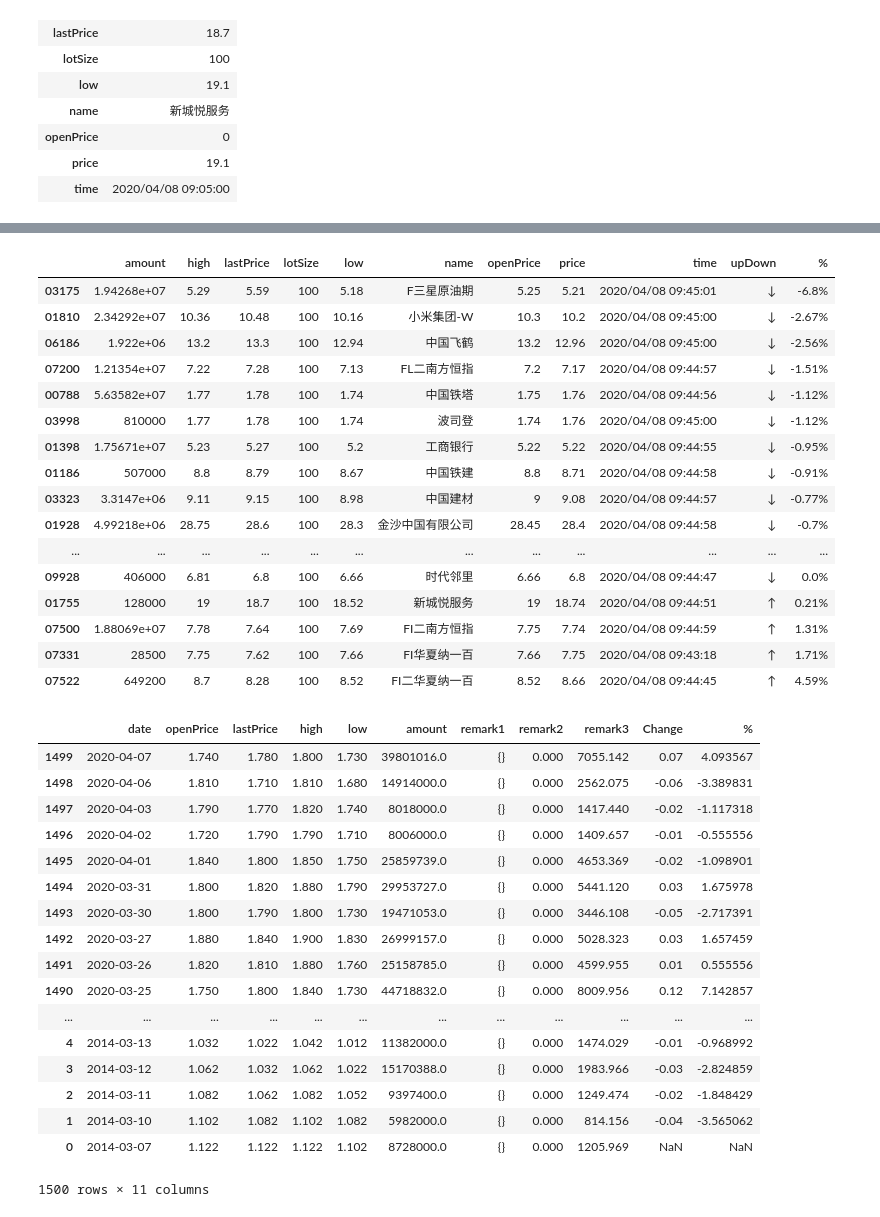
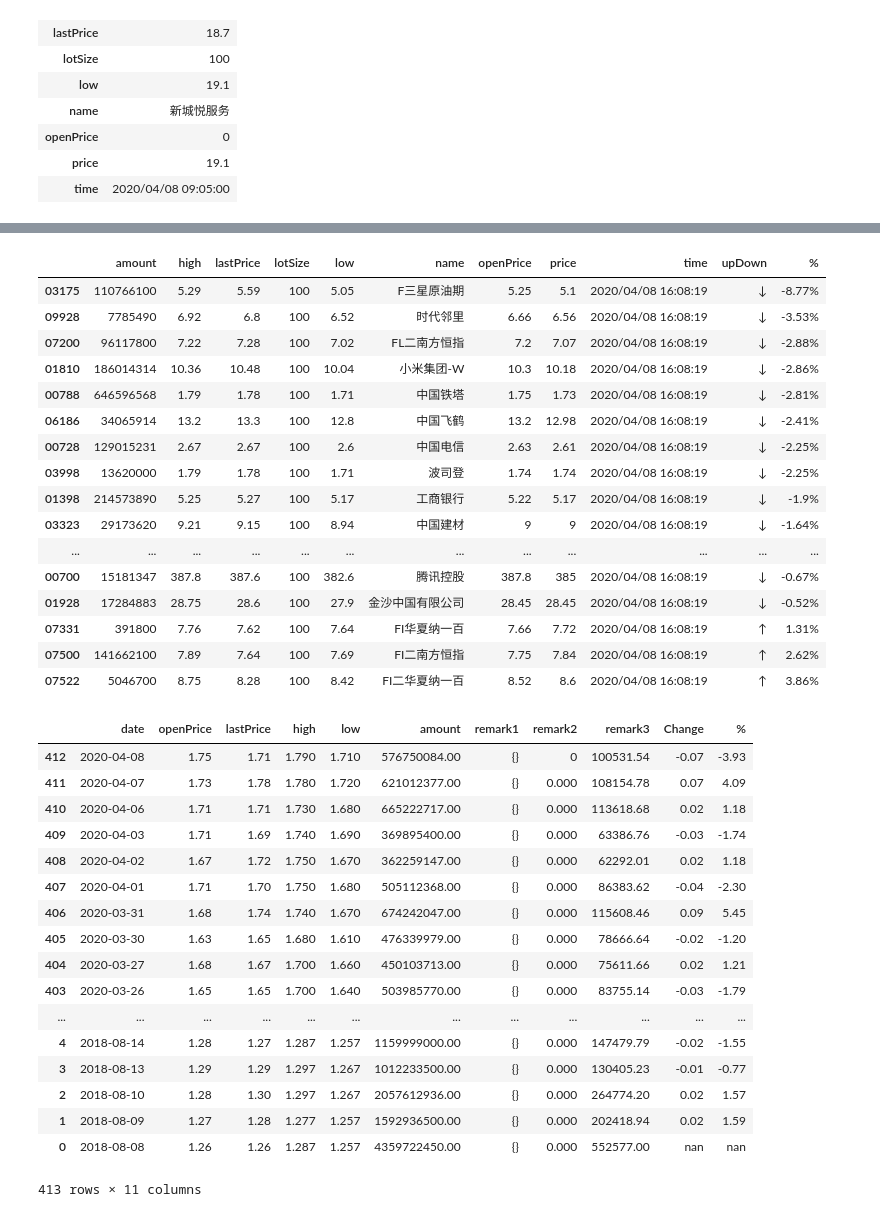
Before and after one commit to TheStepTwo/quantitative_trading, a Jupyter notebook: simple_monitor.ipynb, the cells around one changed output, grey strips where cells are left out. Cells and saved outputs as stored; diff of their text form; code cells hidden in the pictures.

```diff
--- a/simple_monitor.ipynb
+++ b/simple_monitor.ipynb
@@ -90,69 +90,70 @@ while True:
     a['upDown'] = np.where(a['price'] - a['lastPrice'] > 0 , '↑', '↓')
     a['%'] = (a['price'] - a['lastPrice'] ) / a['lastPrice']  * 100
     a.sort_values(by='%', ascending=True , inplace = True )
+    a.amount = a.amount.astype('int32')
     a['%'] = a['%'].astype(float).round(2).astype(str) + '%'
     displayer = a.style.apply(stockPriceColor2,axis=1)
     display(displayer)
     time.sleep( timePeroid - ((time.time() - starttime) % timePeroid ))
 # %% [output]
 |  | amount | high | lastPrice | lotSize | low | name | openPrice | price | time | upDown | % |
-| 03175 | 1.94268e+07 | 5.29 | 5.59 | 100 | 5.18 | F三星原油期 | 5.25 | 5.21 | 2020/04/08 09:45:01 | ↓ | -6.8% |
-| 01810 | 2.34292e+07 | 10.36 | 10.48 | 100 | 10.16 | 小米集团-W | 10.3 | 10.2 | 2020/04/08 09:45:00 | ↓ | -2.67% |
-| 06186 | 1.922e+06 | 13.2 | 13.3 | 100 | 12.94 | 中国飞鹤 | 13.2 | 12.96 | 2020/04/08 09:45:00 | ↓ | -2.56% |
-| 07200 | 1.21354e+07 | 7.22 | 7.28 | 100 | 7.13 | FL二南方恒指 | 7.2 | 7.17 | 2020/04/08 09:44:57 | ↓ | -1.51% |
-| 00788 | 5.63582e+07 | 1.77 | 1.78 | 100 | 1.74 | 中国铁塔 | 1.75 | 1.76 | 2020/04/08 09:44:56 | ↓ | -1.12% |
-| 03998 | 810000 | 1.77 | 1.78 | 100 | 1.74 | 波司登 | 1.74 | 1.76 | 2020/04/08 09:45:00 | ↓ | -1.12% |
-| 01398 | 1.75671e+07 | 5.23 | 5.27 | 100 | 5.2 | 工商银行 | 5.22 | 5.22 | 2020/04/08 09:44:55 | ↓ | -0.95% |
-| 01186 | 507000 | 8.8 | 8.79 | 100 | 8.67 | 中国铁建 | 8.8 | 8.71 | 2020/04/08 09:44:58 | ↓ | -0.91% |
-| 03323 | 3.3147e+06 | 9.11 | 9.15 | 100 | 8.98 | 中国建材 | 9 | 9.08 | 2020/04/08 09:44:57 | ↓ | -0.77% |
-| 01928 | 4.99218e+06 | 28.75 | 28.6 | 100 | 28.3 | 金沙中国有限公司 | 28.45 | 28.4 | 2020/04/08 09:44:58 | ↓ | -0.7% |
+| 03175 | 110766100 | 5.29 | 5.59 | 100 | 5.05 | F三星原油期 | 5.25 | 5.1 | 2020/04/08 16:08:19 | ↓ | -8.77% |
+| 09928 | 7785490 | 6.92 | 6.8 | 100 | 6.52 | 时代邻里 | 6.66 | 6.56 | 2020/04/08 16:08:19 | ↓ | -3.53% |
+| 07200 | 96117800 | 7.22 | 7.28 | 100 | 7.02 | FL二南方恒指 | 7.2 | 7.07 | 2020/04/08 16:08:19 | ↓ | -2.88% |
+| 01810 | 186014314 | 10.36 | 10.48 | 100 | 10.04 | 小米集团-W | 10.3 | 10.18 | 2020/04/08 16:08:19 | ↓ | -2.86% |
+| 00788 | 646596568 | 1.79 | 1.78 | 100 | 1.71 | 中国铁塔 | 1.75 | 1.73 | 2020/04/08 16:08:19 | ↓ | -2.81% |
+| 06186 | 34065914 | 13.2 | 13.3 | 100 | 12.8 | 中国飞鹤 | 13.2 | 12.98 | 2020/04/08 16:08:19 | ↓ | -2.41% |
+| 00728 | 129015231 | 2.67 | 2.67 | 100 | 2.6 | 中国电信 | 2.63 | 2.61 | 2020/04/08 16:08:19 | ↓ | -2.25% |
+| 03998 | 13620000 | 1.79 | 1.78 | 100 | 1.71 | 波司登 | 1.74 | 1.74 | 2020/04/08 16:08:19 | ↓ | -2.25% |
+| 01398 | 214573890 | 5.25 | 5.27 | 100 | 5.17 | 工商银行 | 5.22 | 5.17 | 2020/04/08 16:08:19 | ↓ | -1.9% |
+| 03323 | 29173620 | 9.21 | 9.15 | 100 | 8.94 | 中国建材 | 9 | 9 | 2020/04/08 16:08:19 | ↓ | -1.64% |
 | ... | ... | ... | ... | ... | ... | ... | ... | ... | ... | ... | ... |
-| 09928 | 406000 | 6.81 | 6.8 | 100 | 6.66 | 时代邻里 | 6.66 | 6.8 | 2020/04/08 09:44:47 | ↓ | 0.0% |
-| 01755 | 128000 | 19 | 18.7 | 100 | 18.52 | 新城悦服务 | 19 | 18.74 | 2020/04/08 09:44:51 | ↑ | 0.21% |
-| 07500 | 1.88069e+07 | 7.78 | 7.64 | 100 | 7.69 | FI二南方恒指 | 7.75 | 7.74 | 2020/04/08 09:44:59 | ↑ | 1.31% |
-| 07331 | 28500 | 7.75 | 7.62 | 100 | 7.66 | FI华夏纳一百 | 7.66 | 7.75 | 2020/04/08 09:43:18 | ↑ | 1.71% |
-| 07522 | 649200 | 8.7 | 8.28 | 100 | 8.52 | FI二华夏纳一百 | 8.52 | 8.66 | 2020/04/08 09:44:45 | ↑ | 4.59% |
+| 00700 | 15181347 | 387.8 | 387.6 | 100 | 382.6 | 腾讯控股 | 387.8 | 385 | 2020/04/08 16:08:19 | ↓ | -0.67% |
+| 01928 | 17284883 | 28.75 | 28.6 | 100 | 27.9 | 金沙中国有限公司 | 28.45 | 28.45 | 2020/04/08 16:08:19 | ↓ | -0.52% |
+| 07331 | 391800 | 7.76 | 7.62 | 100 | 7.64 | FI华夏纳一百 | 7.66 | 7.72 | 2020/04/08 16:08:19 | ↑ | 1.31% |
+| 07500 | 141662100 | 7.89 | 7.64 | 100 | 7.69 | FI二南方恒指 | 7.75 | 7.84 | 2020/04/08 16:08:19 | ↑ | 2.62% |
+| 07522 | 5046700 | 8.75 | 8.28 | 100 | 8.42 | FI二华夏纳一百 | 8.52 | 8.6 | 2020/04/08 16:08:19 | ↑ | 3.86% |
 # %%
 import easyquotation
 import numpy as np
 quotation  = easyquotation.use("daykline")
-trade_stock = '03998'
+trade_stock = '00788'
 data = quotation.real([trade_stock])
 # print(data)
 type(data[trade_stock])
 data[trade_stock]
 # dfKLine = pd.DataFrame(data[trade_stock])
 dfKLine = pd.DataFrame(data[trade_stock])
 dfKLine.columns =['date', 'openPrice' , 'lastPrice' , 'high' , 'low' , 'amount' , 'remark1' , 'remark2' , 'remark3' ]
 # dfKLine.set_index('date' , inplace = True)
 dfKLine.sort_values( by = 'date' , inplace=True , ascending=False)
 dfKLine.amount = dfKLine.amount.astype('float64')
 dfKLine.remark3 = dfKLine.remark3.astype('float64')
 dfKLine.lastPrice = dfKLine.lastPrice.astype('float64')
 dfKLine.openPrice = dfKLine.openPrice.astype('float64')
 # dfKLine['%'] = (dfKLine['lastPrice'] - dfKLine['openPrice'] ) / dfKLine['openPrice']  * 100
 dfKLine['Change'] = dfKLine.lastPrice.astype('float64') - dfKLine.lastPrice.shift(-1).astype('float64')
 dfKLine['%'] = dfKLine['Change']/ dfKLine.lastPrice.shift(-1).astype('float64') * 100
 dfKLine
 # %% [output]
 |  | date | openPrice | lastPrice | high | low | amount | remark1 | remark2 | remark3 | Change | % |
-| 1499 | 2020-04-07 | 1.740 | 1.780 | 1.800 | 1.730 | 39801016.0 | {} | 0.000 | 7055.142 | 0.07 | 4.093567 |
-| 1498 | 2020-04-06 | 1.810 | 1.710 | 1.810 | 1.680 | 14914000.0 | {} | 0.000 | 2562.075 | -0.06 | -3.389831 |
-| 1497 | 2020-04-03 | 1.790 | 1.770 | 1.820 | 1.740 | 8018000.0 | {} | 0.000 | 1417.440 | -0.02 | -1.117318 |
-| 1496 | 2020-04-02 | 1.720 | 1.790 | 1.790 | 1.710 | 8006000.0 | {} | 0.000 | 1409.657 | -0.01 | -0.555556 |
-| 1495 | 2020-04-01 | 1.840 | 1.800 | 1.850 | 1.750 | 25859739.0 | {} | 0.000 | 4653.369 | -0.02 | -1.098901 |
-| 1494 | 2020-03-31 | 1.800 | 1.820 | 1.880 | 1.790 | 29953727.0 | {} | 0.000 | 5441.120 | 0.03 | 1.675978 |
-| 1493 | 2020-03-30 | 1.800 | 1.790 | 1.800 | 1.730 | 19471053.0 | {} | 0.000 | 3446.108 | -0.05 | -2.717391 |
-| 1492 | 2020-03-27 | 1.880 | 1.840 | 1.900 | 1.830 | 26999157.0 | {} | 0.000 | 5028.323 | 0.03 | 1.657459 |
-| 1491 | 2020-03-26 | 1.820 | 1.810 | 1.880 | 1.760 | 25158785.0 | {} | 0.000 | 4599.955 | 0.01 | 0.555556 |
-| 1490 | 2020-03-25 | 1.750 | 1.800 | 1.840 | 1.730 | 44718832.0 | {} | 0.000 | 8009.956 | 0.12 | 7.142857 |
+| 412 | 2020-04-08 | 1.75 | 1.71 | 1.790 | 1.710 | 576750084.00 | {} | 0 | 100531.54 | -0.07 | -3.93 |
+| 411 | 2020-04-07 | 1.73 | 1.78 | 1.780 | 1.720 | 621012377.00 | {} | 0.000 | 108154.78 | 0.07 | 4.09 |
+| 410 | 2020-04-06 | 1.71 | 1.71 | 1.730 | 1.680 | 665222717.00 | {} | 0.000 | 113618.68 | 0.02 | 1.18 |
+| 409 | 2020-04-03 | 1.71 | 1.69 | 1.740 | 1.690 | 369895400.00 | {} | 0.000 | 63386.76 | -0.03 | -1.74 |
+| 408 | 2020-04-02 | 1.67 | 1.72 | 1.750 | 1.670 | 362259147.00 | {} | 0.000 | 62292.01 | 0.02 | 1.18 |
+| 407 | 2020-04-01 | 1.71 | 1.70 | 1.750 | 1.680 | 505112368.00 | {} | 0.000 | 86383.62 | -0.04 | -2.30 |
+| 406 | 2020-03-31 | 1.68 | 1.74 | 1.740 | 1.670 | 674242047.00 | {} | 0.000 | 115608.46 | 0.09 | 5.45 |
+| 405 | 2020-03-30 | 1.63 | 1.65 | 1.680 | 1.610 | 476339979.00 | {} | 0.000 | 78666.64 | -0.02 | -1.20 |
+| 404 | 2020-03-27 | 1.68 | 1.67 | 1.700 | 1.660 | 450103713.00 | {} | 0.000 | 75611.66 | 0.02 | 1.21 |
+| 403 | 2020-03-26 | 1.65 | 1.65 | 1.700 | 1.640 | 503985770.00 | {} | 0.000 | 83755.14 | -0.03 | -1.79 |
 | ... | ... | ... | ... | ... | ... | ... | ... | ... | ... | ... | ... |
-| 4 | 2014-03-13 | 1.032 | 1.022 | 1.042 | 1.012 | 11382000.0 | {} | 0.000 | 1474.029 | -0.01 | -0.968992 |
-| 3 | 2014-03-12 | 1.062 | 1.032 | 1.062 | 1.022 | 15170388.0 | {} | 0.000 | 1983.966 | -0.03 | -2.824859 |
-| 2 | 2014-03-11 | 1.082 | 1.062 | 1.082 | 1.052 | 9397400.0 | {} | 0.000 | 1249.474 | -0.02 | -1.848429 |
-| 1 | 2014-03-10 | 1.102 | 1.082 | 1.102 | 1.082 | 5982000.0 | {} | 0.000 | 814.156 | -0.04 | -3.565062 |
-| 0 | 2014-03-07 | 1.122 | 1.122 | 1.122 | 1.102 | 8728000.0 | {} | 0.000 | 1205.969 | NaN | NaN |
+| 4 | 2018-08-14 | 1.28 | 1.27 | 1.287 | 1.257 | 1159999000.00 | {} | 0.000 | 147479.79 | -0.02 | -1.55 |
+| 3 | 2018-08-13 | 1.29 | 1.29 | 1.297 | 1.267 | 1012233500.00 | {} | 0.000 | 130405.23 | -0.01 | -0.77 |
+| 2 | 2018-08-10 | 1.28 | 1.30 | 1.297 | 1.267 | 2057612936.00 | {} | 0.000 | 264774.20 | 0.02 | 1.57 |
+| 1 | 2018-08-09 | 1.27 | 1.28 | 1.277 | 1.257 | 1592936500.00 | {} | 0.000 | 202418.94 | 0.02 | 1.59 |
+| 0 | 2018-08-08 | 1.26 | 1.26 | 1.287 | 1.257 | 4359722450.00 | {} | 0.000 | 552577.00 | nan | nan |
-1500 rows × 11 columns
+413 rows × 11 columns
 # %%
 import plotly.express as px
 import plotly.graph_objects as go
```
